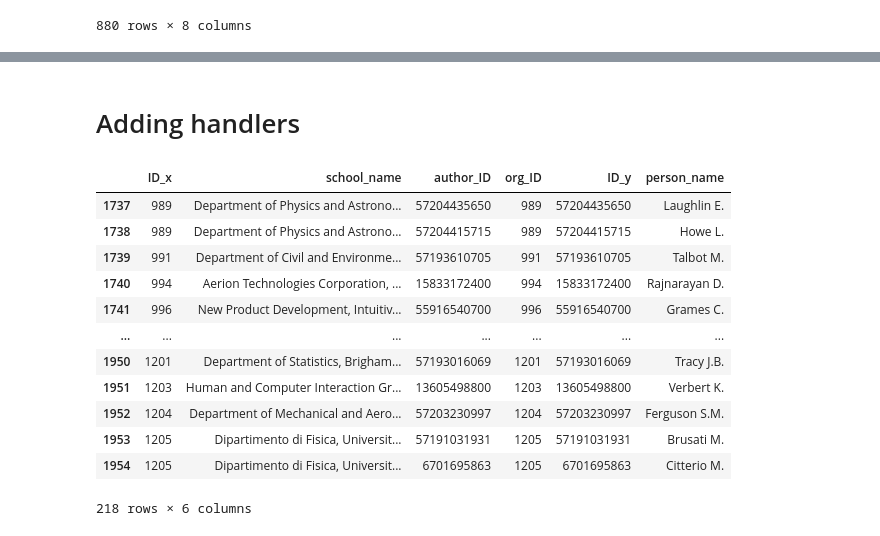
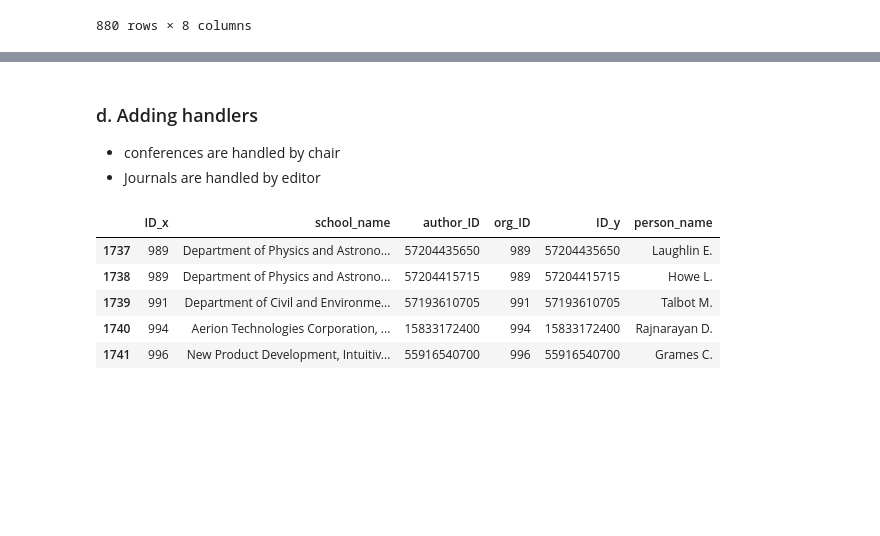
Before and after one commit to vilipche/knowledge-graphs, a Jupyter notebook: Notebooks/abox.ipynb, the cells around one changed output, grey strips where cells are left out. Cells and saved outputs as stored; diff of their text form; code cells hidden in the pictures; blank space fills up the shorter version.

```diff
--- a/abox.ipynb
+++ b/Notebooks/abox.ipynb
@@ -692,21 +638,18 @@ for index,row in articles_publishedin_conf.iterrows():
         g.add((pub_node, KG_SDM.publication_title,Pub_title_lit))
         g.add((pub_node, KG_SDM.publication_year,year_literal))
 # %% [markdown]
-# Adding handlers
+### d. Adding handlers
+
+* conferences are handled by chair
+* Journals are handled by editor
 # %%
-chair
+# As defined in person
+chair.head()
 # %% [output]
 |  | ID_x | school_name | author_ID | org_ID | ID_y | person_name |
 | 1737 | 989 | Department of Physics and Astrono... | 57204435650 | 989 | 57204435650 | Laughlin E. |
 | 1738 | 989 | Department of Physics and Astrono... | 57204415715 | 989 | 57204415715 | Howe L. |
 | 1739 | 991 | Department of Civil and Environme... | 57193610705 | 991 | 57193610705 | Talbot M. |
 | 1740 | 994 | Aerion Technologies Corporation, ... | 15833172400 | 994 | 15833172400 | Rajnarayan D. |
 | 1741 | 996 | New Product Development, Intuitiv... | 55916540700 | 996 | 55916540700 | Grames C. |
-| ... | ... | ... | ... | ... | ... | ... |
-| 1950 | 1201 | Department of Statistics, Brigham... | 57193016069 | 1201 | 57193016069 | Tracy J.B. |
-| 1951 | 1203 | Human and Computer Interaction Gr... | 13605498800 | 1203 | 13605498800 | Verbert K. |
-| 1952 | 1204 | Department of Mechanical and Aero... | 57203230997 | 1204 | 57203230997 | Ferguson S.M. |
-| 1953 | 1205 | Dipartimento di Fisica, Universit... | 57191031931 | 1205 | 57191031931 | Brusati M. |
-| 1954 | 1205 | Dipartimento di Fisica, Universit... | 6701695863 | 1205 | 6701695863 | Citterio M. |
-218 rows × 6 columns
 # %%
```
Also changed, not shown: parts of 64 cells of this notebook, 9 other files.
